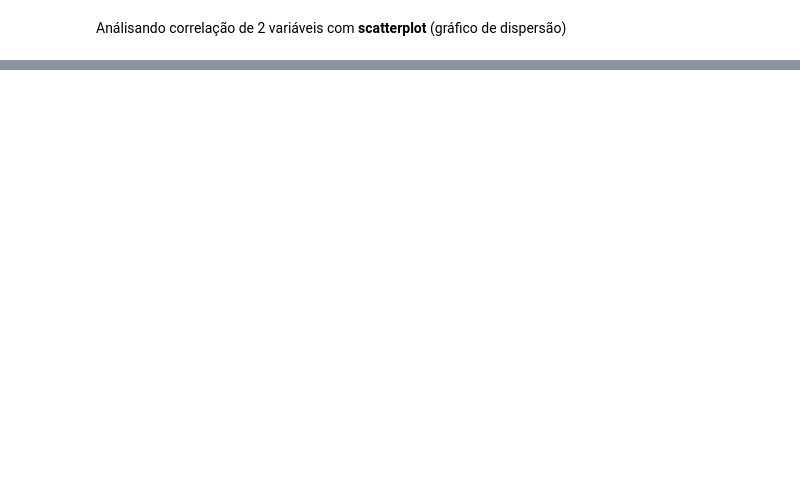
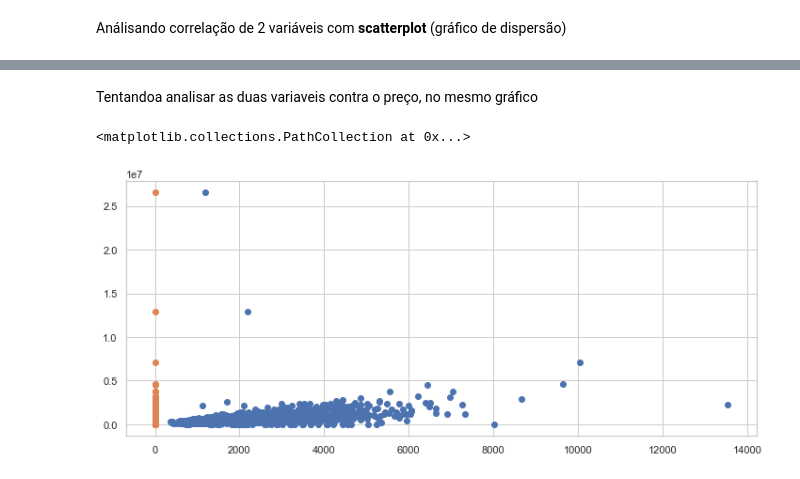
Before and after one commit to rfelipesilva/pos-tech-data-analytics, a Jupyter notebook: fase_02_machine_learning_and_time_series/jupyter/01-machine learning com python.ipynb, the cells around one changed output, grey strips where cells are left out. Cells and saved outputs as stored; diff of their text form; code cells hidden in the pictures; blank space fills up the shorter version.

```diff
--- a/fase_02_machine_learning_and_time_series/jupyter/01-machine learning com python.ipynb
+++ b/fase_02_machine_learning_and_time_series/jupyter/01-machine learning com python.ipynb
@@ -1023,0 +1080,10 @@ plt.show()
+# %% [markdown]
+Tentandoa analisar as duas variaveis contra o preço, no mesmo gráfico
+# %%
+fig, ax = plt.subplots(figsize=(12,5))
+
+ax.scatter(x[:,0], y)
+ax.scatter(x[:,1], y)
+# %% [output]
+<matplotlib.collections.PathCollection at 0x...>
+[figure, added]
```
Also changed, not shown: parts of 60 cells of this notebook, 1 other file.
